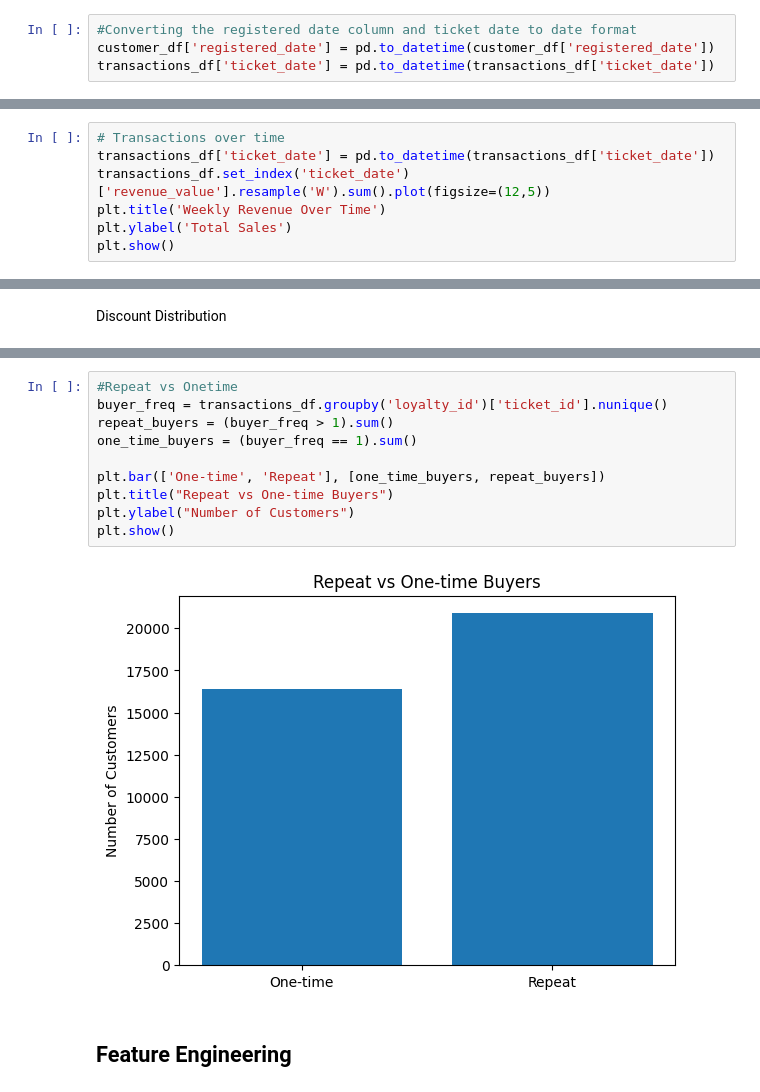
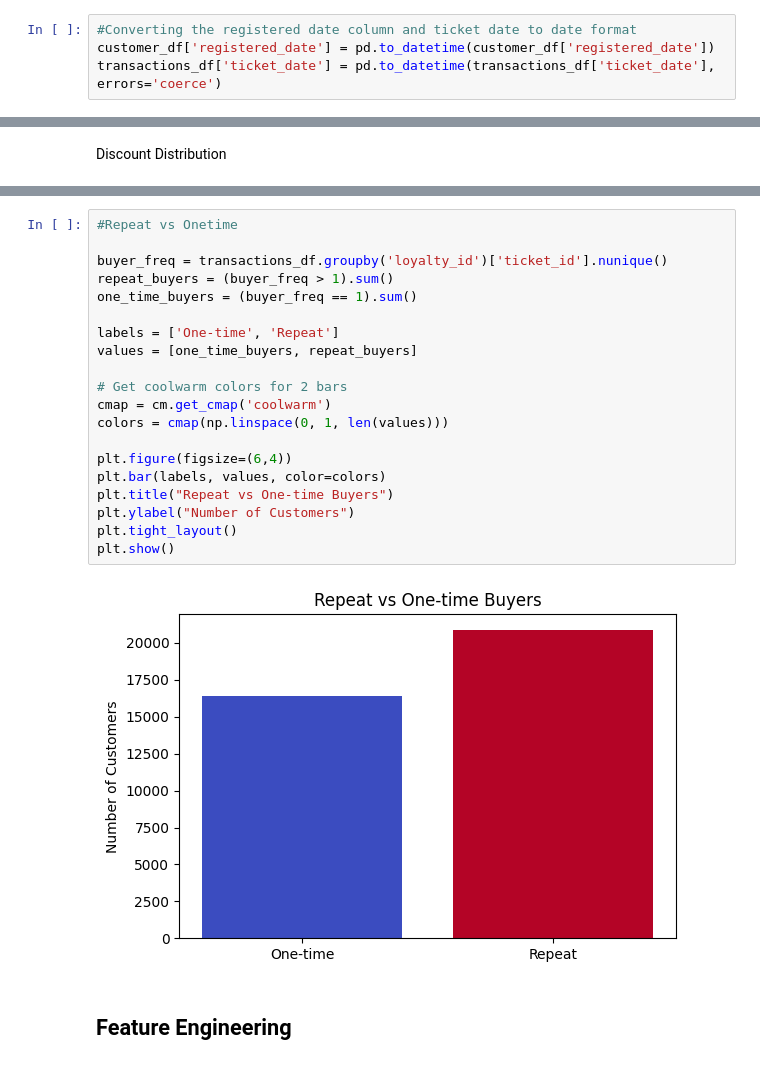
Before and after one commit to Sama-stack/Loyalty-Program-Project-Group-2, a Jupyter notebook: Group_2_Phase_5_Project_Capstone.ipynb, the cells around one changed output, grey strips where cells are left out. Cells and saved outputs as stored; diff of their text form.

```diff
--- a/Group_2_Phase_5_Project_Capstone.ipynb
+++ b/Group_2_Phase_5_Project_Capstone.ipynb
@@ -199,7 +196,7 @@ transactions_df.columns = transactions_df.columns.str.strip()
 # %%
 #Converting the registered date column and ticket date to date format
 customer_df['registered_date'] = pd.to_datetime(customer_df['registered_date'])
-transactions_df['ticket_date'] = pd.to_datetime(transactions_df['ticket_date'])
+transactions_df['ticket_date'] = pd.to_datetime(transactions_df['ticket_date'], errors='coerce')
 # %%
 #Converting the loyalty column to object to have the same formart in both datasets
 customer_df['loyalty_id'] = customer_df['loyalty_id'].astype('object')
@@ -424,7 +422,0 @@ plt.show()
-# %%
-# Transactions over time
-transactions_df['ticket_date'] = pd.to_datetime(transactions_df['ticket_date'])
-transactions_df.set_index('ticket_date')['revenue_value'].resample('W').sum().plot(figsize=(12,5))
-plt.title('Weekly Revenue Over Time')
-plt.ylabel('Total Sales')
-plt.show()
@@ -491,15 +610,25 @@ if 'registered_location' in customer_df.columns:
 # %%
 #Repeat vs Onetime
+
 buyer_freq = transactions_df.groupby('loyalty_id')['ticket_id'].nunique()
 repeat_buyers = (buyer_freq > 1).sum()
 one_time_buyers = (buyer_freq == 1).sum()
 
-plt.bar(['One-time', 'Repeat'], [one_time_buyers, repeat_buyers])
+labels = ['One-time', 'Repeat']
+values = [one_time_buyers, repeat_buyers]
+
+# Get coolwarm colors for 2 bars
+cmap = cm.get_cmap('coolwarm')
+colors = cmap(np.linspace(0, 1, len(values)))
+
+plt.figure(figsize=(6,4))
+plt.bar(labels, values, color=colors)
 plt.title("Repeat vs One-time Buyers")
 plt.ylabel("Number of Customers")
+plt.tight_layout()
 plt.show()
 # %% [output]
-[figure, old version]
+[figure, new version]
 # %% [markdown]
 ## Feature Engineering
 # %% [markdown]
```
Also changed, not shown: parts of 29 cells of this notebook.
